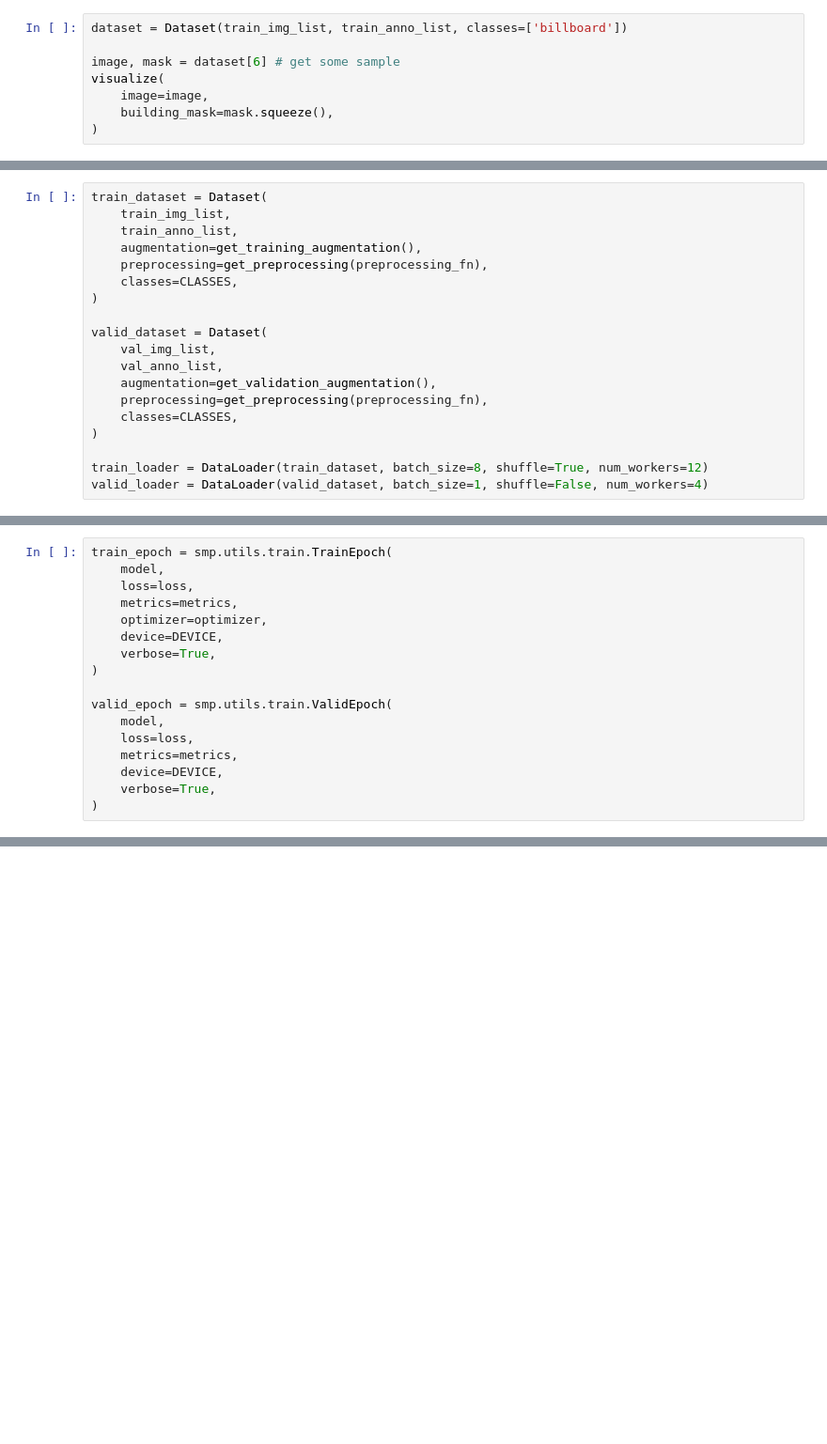
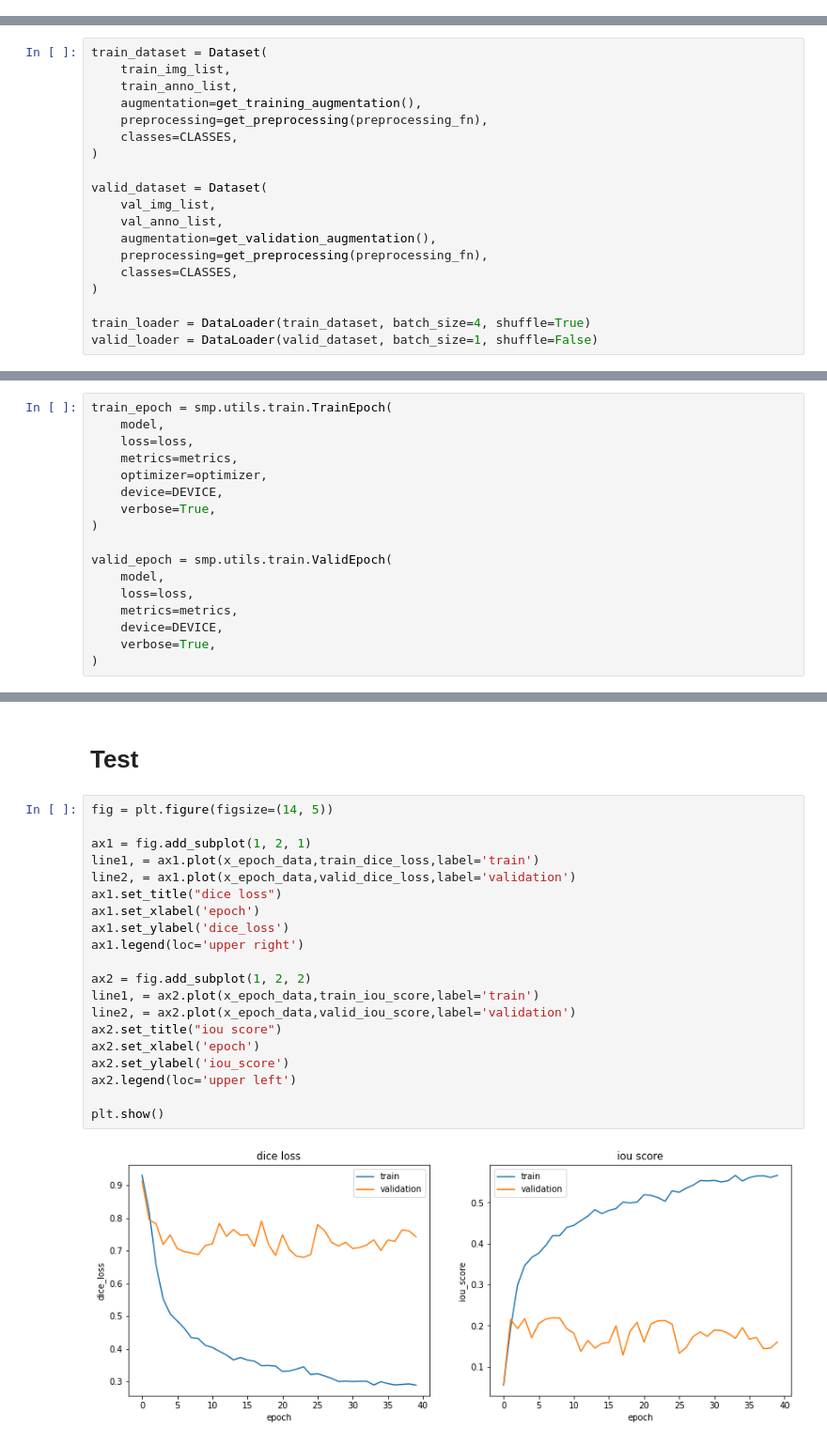
Before and after one commit to ursci/billboard-segmentation-model, a Jupyter notebook: notebooks/poc_train.ipynb, the cells around one changed output, grey strips where cells are left out. Shown at 94% size. Cells and saved outputs as stored; diff of their text form; blank space fills up the shorter version.

```diff
--- a/notebooks/poc_train.ipynb
+++ b/notebooks/poc_train.ipynb
@@ -145,11 +145,3 @@ def visualize(**images):
         plt.title(' '.join(name.split('_')).title())
         plt.imshow(image)
     plt.show()
-# %%
-dataset = Dataset(train_img_list, train_anno_list, classes=['billboard'])
-
-image, mask = dataset[6] # get some sample
-visualize(
-    image=image,
-    building_mask=mask.squeeze(),
-)
@@ -281,8 +274,8 @@ valid_dataset = Dataset(
     classes=CLASSES,
 )
 
-train_loader = DataLoader(train_dataset, batch_size=8, shuffle=True, num_workers=12)
-valid_loader = DataLoader(valid_dataset, batch_size=1, shuffle=False, num_workers=4)
+train_loader = DataLoader(train_dataset, batch_size=4, shuffle=True)
+valid_loader = DataLoader(valid_dataset, batch_size=1, shuffle=False)
 # %%
 loss = smp.utils.losses.DiceLoss()
 metrics = [
@@ -351,0 +361,24 @@ Epoch: 0
+# %% [markdown]
+# Test
+# %%
+fig = plt.figure(figsize=(14, 5))
+
+ax1 = fig.add_subplot(1, 2, 1)
+line1, = ax1.plot(x_epoch_data,train_dice_loss,label='train')
+line2, = ax1.plot(x_epoch_data,valid_dice_loss,label='validation')
+ax1.set_title("dice loss")
+ax1.set_xlabel('epoch')
+ax1.set_ylabel('dice_loss')
+ax1.legend(loc='upper right')
+
+ax2 = fig.add_subplot(1, 2, 2)
+line1, = ax2.plot(x_epoch_data,train_iou_score,label='train')
+line2, = ax2.plot(x_epoch_data,valid_iou_score,label='validation')
+ax2.set_title("iou score")
+ax2.set_xlabel('epoch')
+ax2.set_ylabel('iou_score')
+ax2.legend(loc='upper left')
+
+plt.show()
+# %% [output]
+[figure, added]
```
Also changed, not shown: parts of 10 cells of this notebook, 1 other file.
